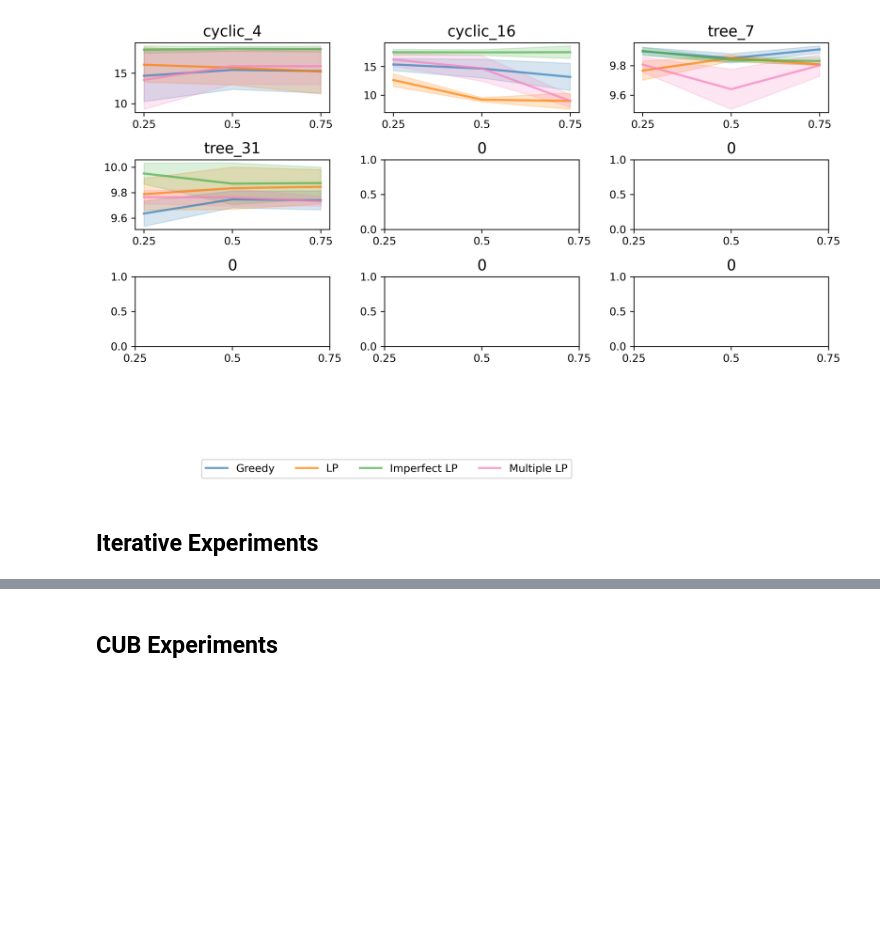
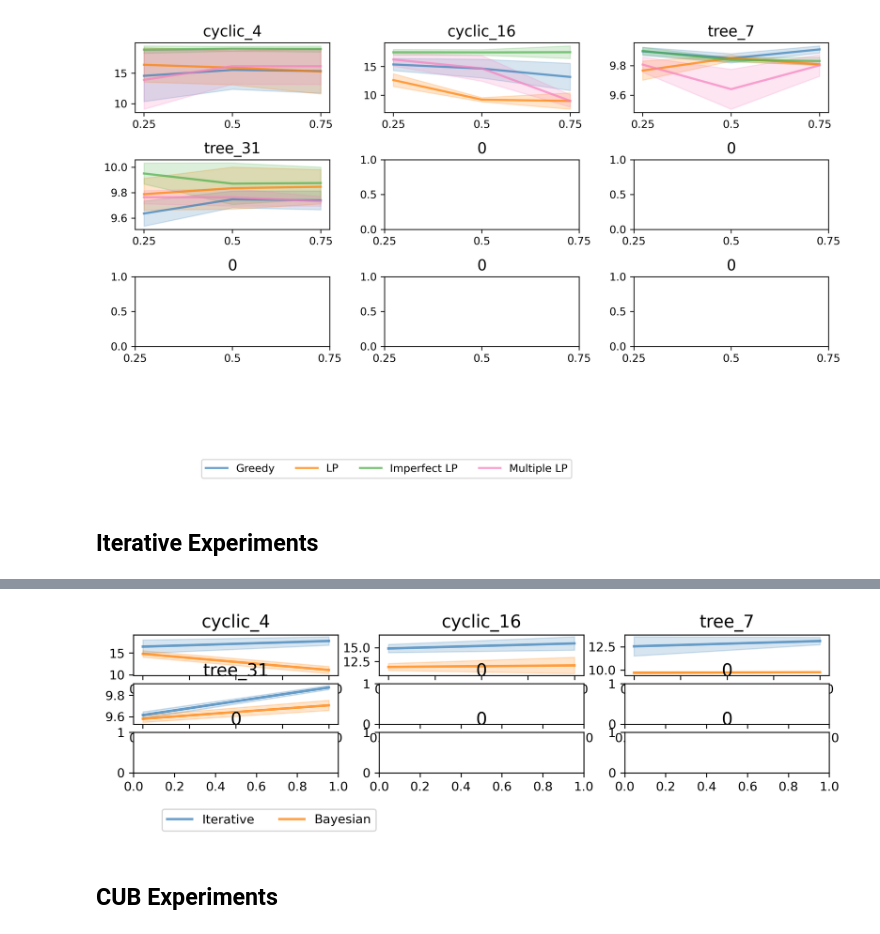
Before and after one commit to naveenr414/concept_decisions, a Jupyter notebook: scripts/notebooks/Plotting.ipynb, the cells around one changed output, grey strips where cells are left out. Saved outputs shown, nothing was run; the diff lists cells and outputs as text; code cells hidden in the pictures; blank space fills up the shorter version.

```diff
--- a/scripts/notebooks/Plotting.ipynb
+++ b/scripts/notebooks/Plotting.ipynb
@@ -612,3 +611,61 @@ IndexError: list index out of range
+# %%
+# Investigating Selected Pong Concepts
+environments = ["cyclic_4","cyclic_16","tree_7","tree_31"]
+num_concepts = [3,15,4,6]
+num_iterations = 2
+
+perf_by_iteration = [[0 for i in range(num_iterations)] for j in environments]
+bayesian_by_iteration = [[0 for i in range(num_iterations)] for j in environments]
+for i,e in enumerate(environments):
+    matching_params = get_results_matching_parameters("iterative","",{'environment_string': e,'num_iterations': num_iterations,'selections_per_round': 1, 'cbm_accuracy_by_concept': [0.75 for i in range(num_concepts[i])]})
+    if len(matching_params) > 0:
+        perf_by_iteration[i] = [[m['iterative']['iterative_selection']['reward'][i] for m in matching_params] for i in range(num_iterations)]
+        bayesian_by_iteration[i] = [[m['iterative']['bayesian']['reward'][i] for m in matching_params] for i in range(num_iterations)]
+# %%
+# Plot #concpet perf.
+# Plot Comparison for each env
+plot_dimensions = (3,3)
+def index_to_tuple(i):
+    return (i//3,i%3)
+
+def flatten_to_square(lst):
+    res = [[0 for i in range(3)] for j in range(3)]
+
+    for i in range(len(lst)):
+        x,y = index_to_tuple(i)
+        res[x][y] = lst[i]
+
+    return res
+
+titles = flatten_to_square(environments)
+
+sup_y_label = ""
+overall_format = {'figsize':(10,2),
+    'style_size': style_size,
+    'has_grid': False,
+}
+
+fig,ax = create_axes(plot_dimensions,overall_format,titles=titles)
+
+line_format = {'color_palette': 'six_color', 'linewidth': 2}
+plt.tight_layout()
+
+all_labels = ["Iterative","Bayesian"]
+
+for i in range(len(environments)):
+    x_groups = [list(range(len(arr[0]))) for arr in [perf_by_iteration,bayesian_by_iteration]]
+    x_vals = list(range(1,num_iterations+1))
+    y_vals = [[np.mean(arr[i][j]) for j in range(len(arr[i]))] for arr in [perf_by_iteration,bayesian_by_iteration]]
+    x,y = index_to_tuple(i)
+    y_std = [[np.std(arr[i][j])/len(arr[i][j])**.5 for j in range(len(arr[i]))] for arr in [perf_by_iteration,bayesian_by_iteration]]
+
+    plot_line(ax[x][y],x_groups,y_vals,y_std,all_labels,line_format)
+
+legend_format = {'style_size': style_size,'type': 'is_global', 'loc': 'lower left', 'ncol': 4, 'bbox_to_anchor': (0.15,-0.25),'fontsize': 14}
+create_legend(fig,ax,plot_dimensions,legend_format)
+fig.savefig("../../results/figures/iterative.pdf",dpi=300, bbox_inches='tight')
+# %% [output]
+[figure, added]
 # %% [markdown]
 ## CUB Experiments
 # %%
```
Also changed, not shown: parts of 2 cells of this notebook, 15 other files.
